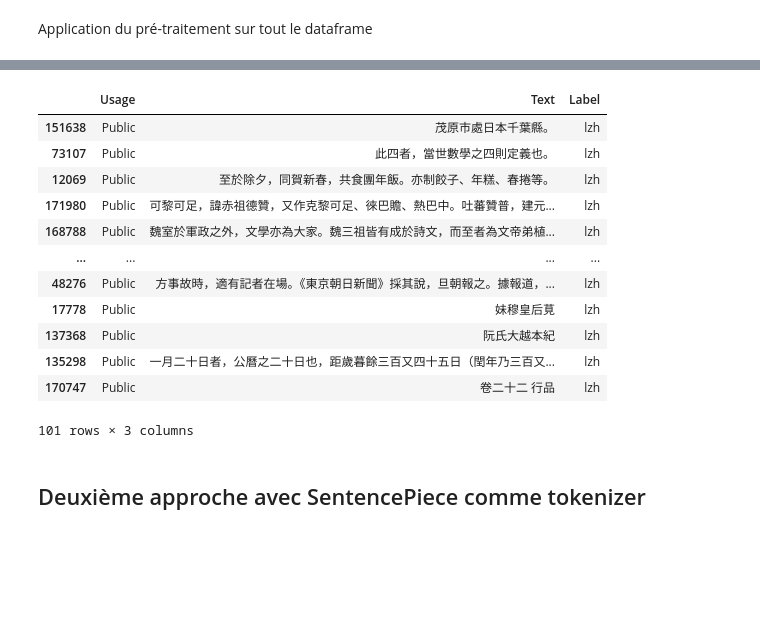
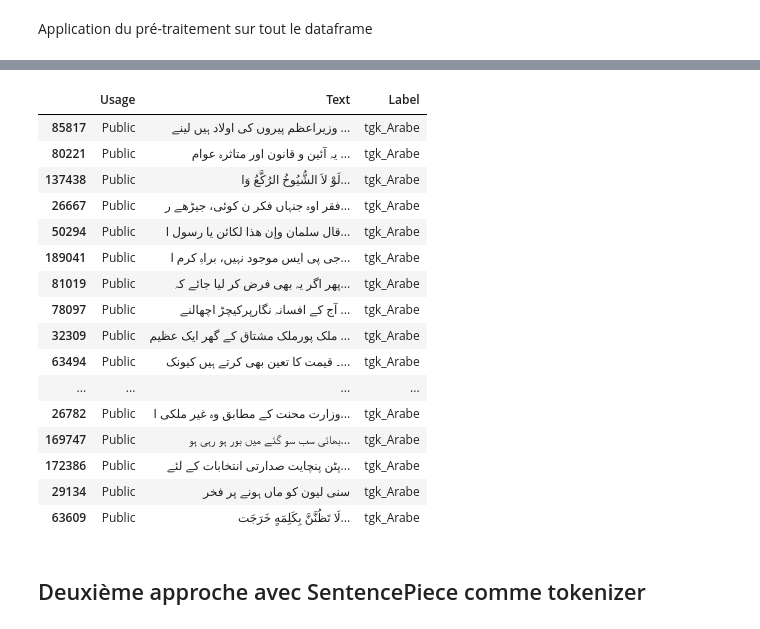
Before and after one commit to paullebolloch/kaggle_nlp, a Jupyter notebook: version_hippo.ipynb, the cells around one changed output, grey strips where cells are left out. Saved outputs shown, nothing was run; the diff lists cells and outputs as text; code cells hidden in the pictures; blank space fills up the shorter version.

```diff
--- a/version_hippo.ipynb
+++ b/version_hippo.ipynb
@@ -170,6 +148,10 @@ from tqdm import tqdm
 tqdm.pandas()
 
 def pre_processing(df, remove_espace = True, not_test = True, need_to_clean = True):
+    """
+    Utilisation des méthodes de pré-traitement définies auparavant pour rendre le texte propre.
+    """
+
     if need_to_clean:
         df['Text'] = df['Text'].apply(cleaning)
 
@@ -185,5 +235,7 @@ def pre_processing(df, remove_espace = True, not_test = True, need_to_clean = Tr
 # %%
 train_set_first_version = train_set.copy()
 val_set_first_version = val_set.copy()
-train_set_first_version = pre_processing(train_set_first_version, remove_espace=False)
-val_set_first_version = pre_processing(val_set_first_version, remove_espace=False)
+train_set_first_version = pre_processing(train_set_first_version, remove_espace=False, not_test=False)
+val_set_first_version = pre_processing(val_set_first_version, remove_espace=False, not_test=False)
+train_set_first_version = add_alphabet_to_label(train_set_first_version)
+val_set_first_version = add_alphabet_to_label(val_set_first_version)
@@ -274,19 +345,25 @@ zho: F1-score = 0.0000, Precision = 0.0000, Recall = 0.0000, Support = 105.0
-# %%
-val_set[val_set['Label'] == "lzh"]
-# %% [output]
-|  | Usage | Text | Label |
-| 151638 | Public | 茂原市處日本千葉縣。 | lzh |
-| 73107 | Public | 此四者，當世數學之四則定義也。 | lzh |
-| 12069 | Public | 至於除夕，同賀新春，共食團年飯。亦制餃子、年糕、春捲等。 | lzh |
-| 171980 | Public | 可黎可足，諱赤祖德贊，又作克黎可足、徠巴贍、熱巴中。吐蕃贊普，建元... | lzh |
-| 168788 | Public | 魏室於軍政之外，文學亦為大家。魏三祖皆有成於詩文，而至者為文帝弟植... | lzh |
-| ... | ... | ... | ... |
-| 48276 | Public | 方事故時，適有記者在場。《東京朝日新聞》採其說，旦朝報之。據報道，... | lzh |
-| 17778 | Public | 妹穆皇后莧 | lzh |
-| 137368 | Public | 阮氏大越本紀 | lzh |
-| 135298 | Public | 一月二十日者，公曆之二十日也，距歲暮餘三百又四十五日（閏年乃三百又... | lzh |
-| 170747 | Public | 卷二十二 行品 | lzh |
-101 rows × 3 columns
+# %%
+pd.set_option('display.max_rows', 500)
+# %%
+val_set_first_version[val_set_first_version['Label'] == "tgk_Arabe"]
+# %% [output]
+|  | Usage | Text | Label |
+| 85817 | Public | وزیراعظم پیروں کی اولاد ہیں لینے ... | tgk_Arabe |
+| 80221 | Public | یہ آئین و قانون اور متاثرہ عوام ... | tgk_Arabe |
+| 137438 | Public | لَوْ لاَ الشُّيُوخُ الرُكَّعُ وَا... | tgk_Arabe |
+| 26667 | Public | فقر اوہ جنہاں فکر ن کوئی، جیڑھے ر... | tgk_Arabe |
+| 50294 | Public | قال سلمان وإن هذا لكائن يا رسول ا... | tgk_Arabe |
+| 189041 | Public | جی پی ایس موجود نہیں، براہِ کرم ا... | tgk_Arabe |
+| 81019 | Public | پھر اگر یہ بھی فرض کر لیا جائے کہ... | tgk_Arabe |
+| 78097 | Public | آج کے افسانہ نگارپرکیچڑ اچھالنے ... | tgk_Arabe |
+| 32309 | Public | ملک پورملک مشتاق کے گھر ایک عظیم ... | tgk_Arabe |
+| 63494 | Public | ۔ قیمت کا تعین بھی کرتے ہیں کیونک... | tgk_Arabe |
+| ... | ... | ... | ... |
+| 26782 | Public | وزارت محنت کے مطابق وہ غیر ملکی ا... | tgk_Arabe |
+| 169747 | Public | بھائی سب سو گئے میں بور ہو رہی ہو... | tgk_Arabe |
+| 172386 | Public | پٹن پنچایت صدارتی انتخابات کے لئے... | tgk_Arabe |
+| 29134 | Public | سنی لیون کو ماں ہونے پر فخر | tgk_Arabe |
+| 63609 | Public | لَا تَظُنَّنَّ بِکَلِمَهٍ خَرَجَت... | tgk_Arabe |
 # %% [markdown]
 ## Deuxième approche avec SentencePiece comme tokenizer
 # %% [markdown]
```
Also changed, not shown: parts of 52 cells of this notebook.
